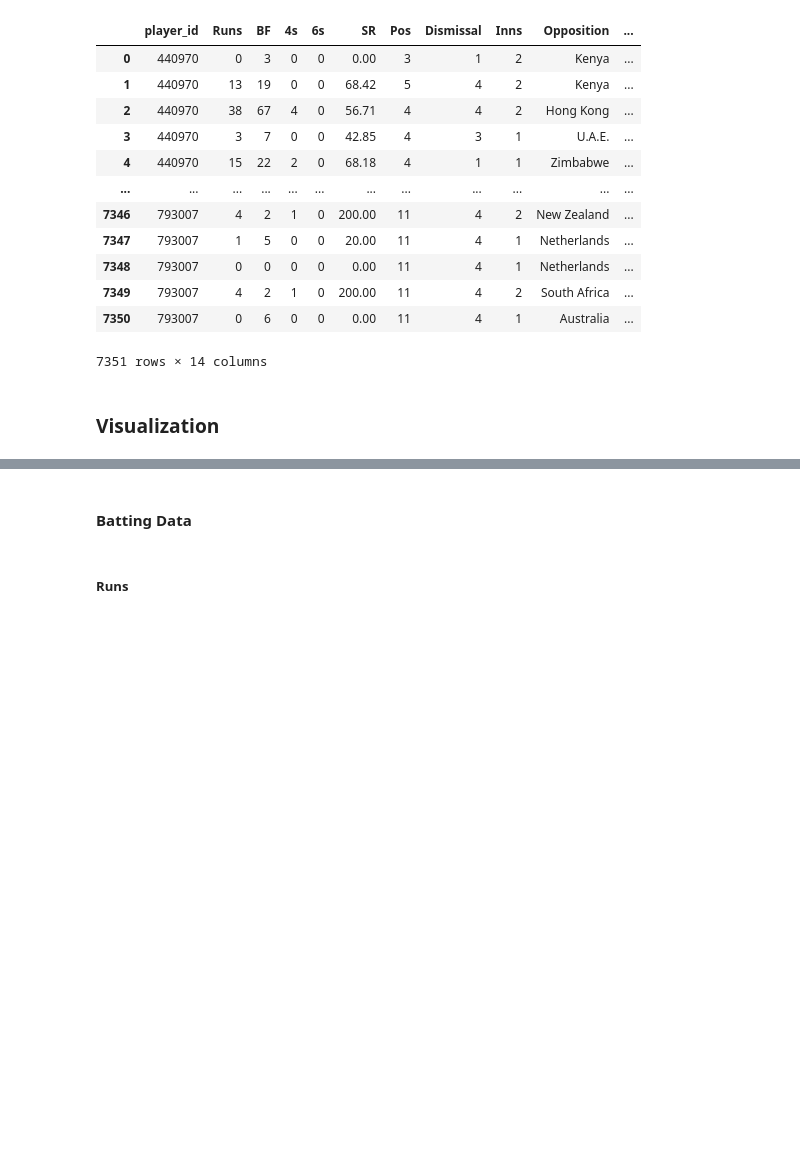
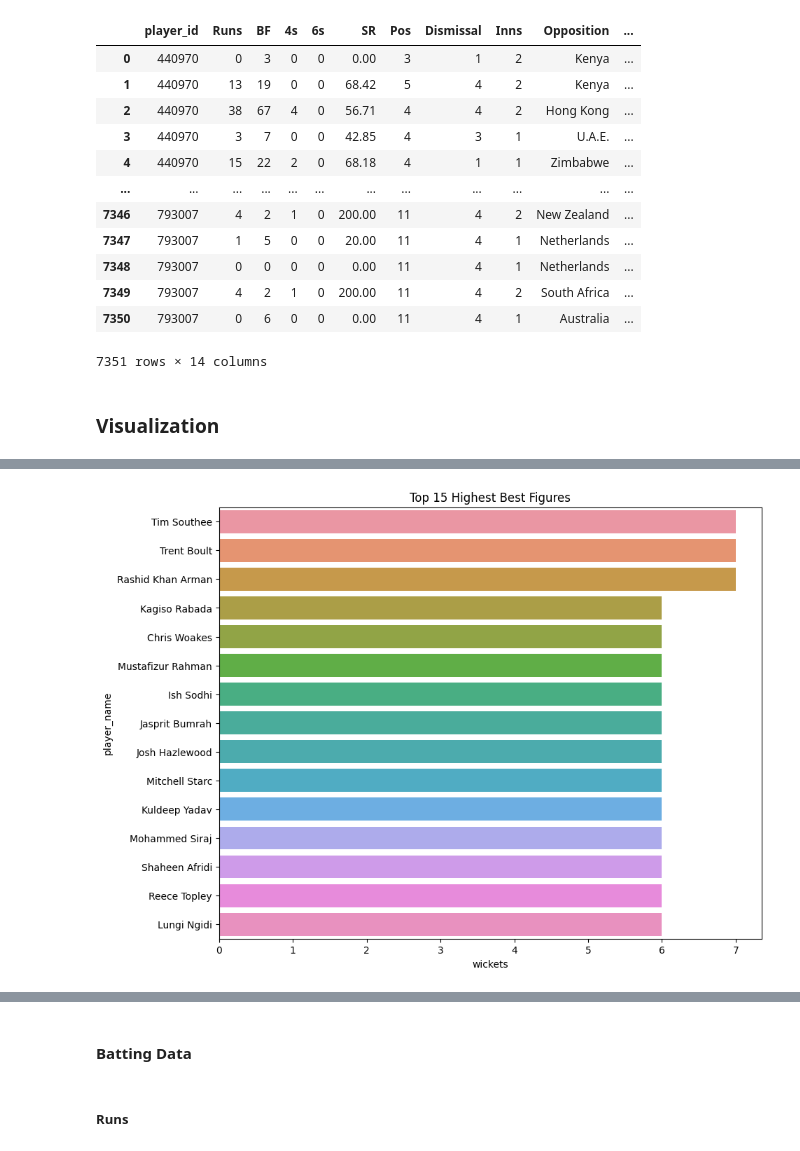
Before and after one commit to Ashrockzzz2003/Cricket_Best_11_Prediction, a Jupyter notebook: runs_and_wickets.ipynb, the cells around one changed output, grey strips where cells are left out. Cells and saved outputs as stored; diff of their text form; code cells hidden in the pictures; blank space fills up the shorter version.

```diff
--- a/runs_and_wickets.ipynb
+++ b/runs_and_wickets.ipynb
@@ -565,0 +596,4 @@ batting_df
+# %%
+best_figures = bowling_df.groupby("player_name")["wickets"].max().reset_index()
+best_figures.sort_values(by="wickets", ascending=False, inplace=True)
+best_figures
@@ -565,0 +614,8 @@ batting_df
+# %%
+# Horizontal bar plot
+plt.figure(figsize=(10, 8))
+sns.barplot(x="wickets", y="player_name", data=best_figures[:15])
+plt.title("Top 15 Highest Best Figures")
+plt.show()
+# %% [output]
+[figure, added]
```
Also changed, not shown: parts of 10 cells of this notebook, 3 other files.
